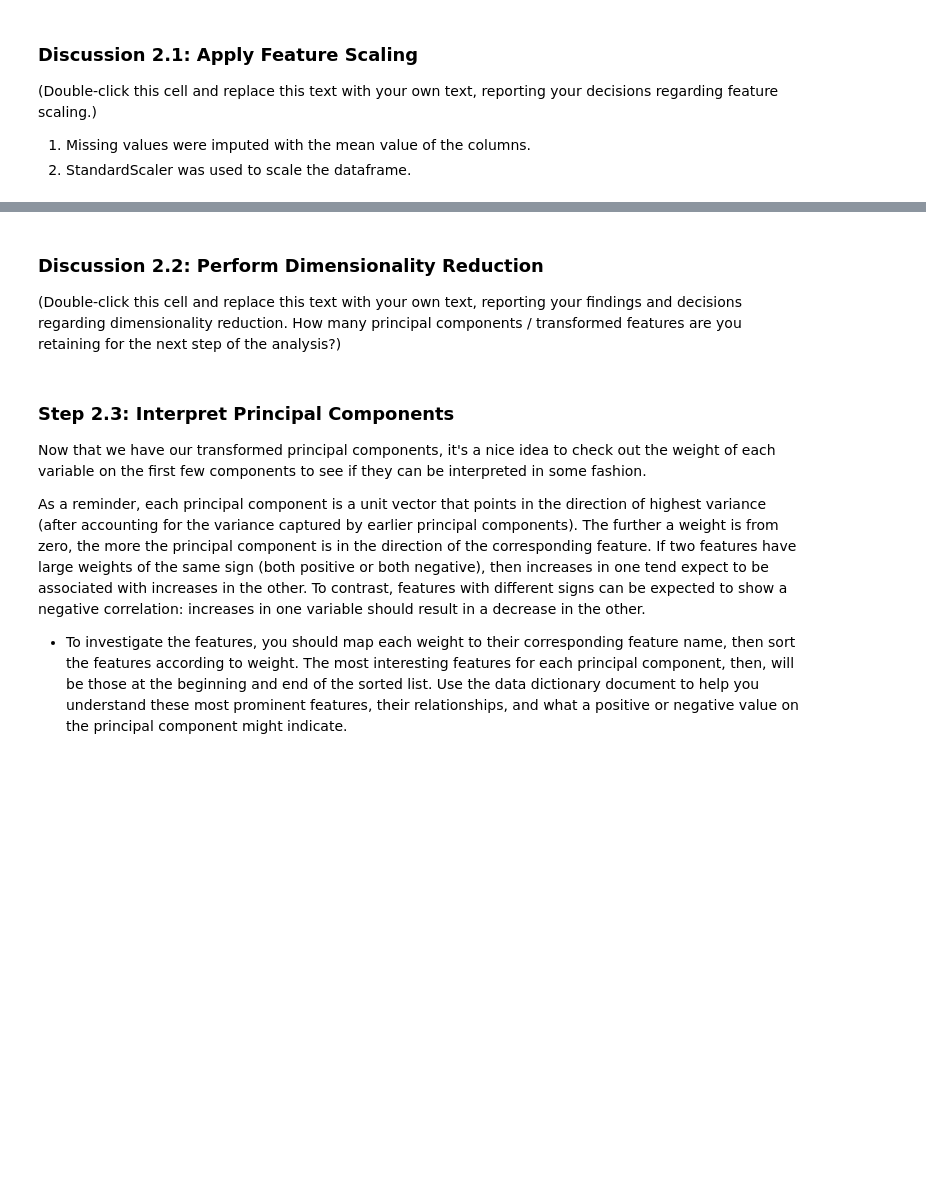
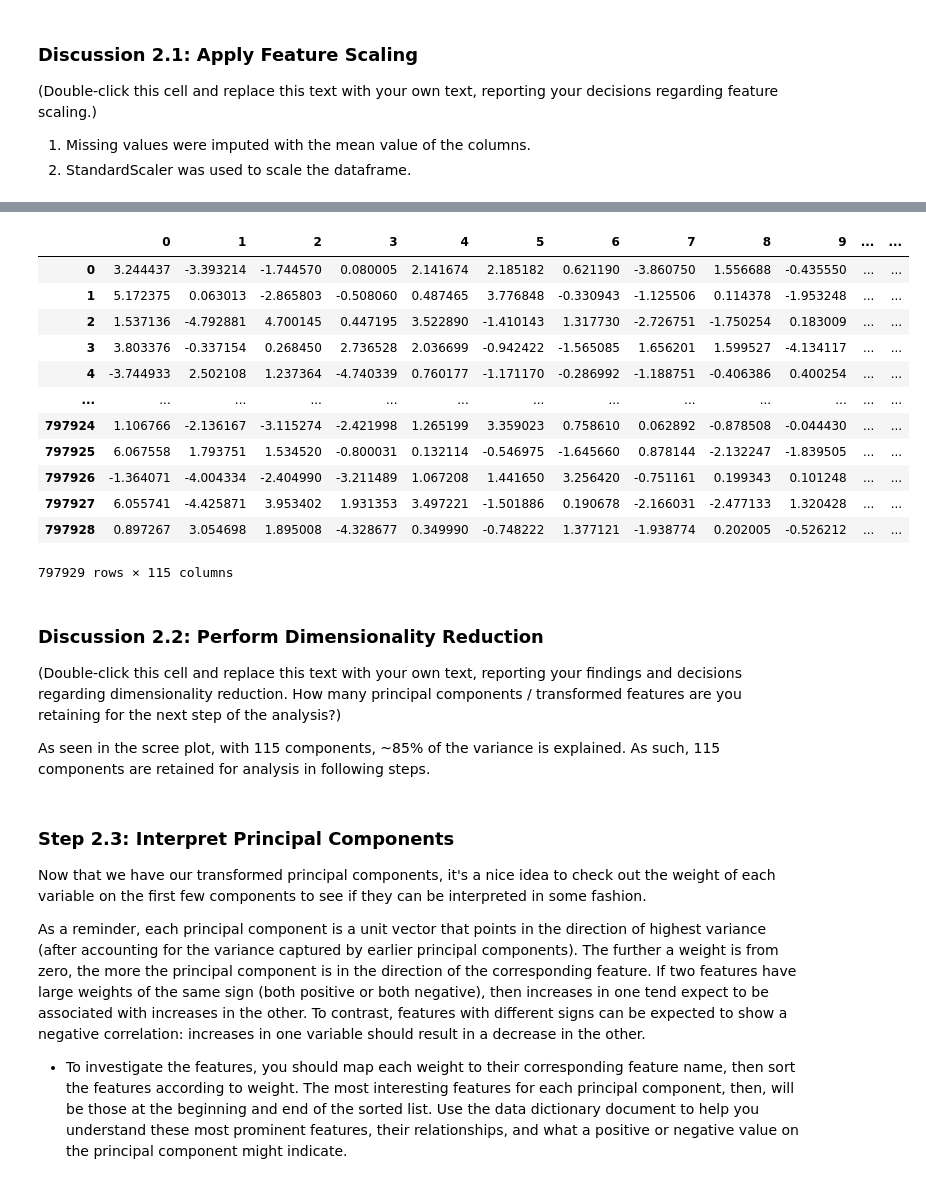
Before and after one commit to evelthon/Intro-to-Machine-Learning-with-Pytorch, a Jupyter notebook: projects/p3_Identify-Customer-Segments/Identify_Customer_Segments.ipynb, the cells around one changed output, grey strips where cells are left out. Cells and saved outputs as stored; diff of their text form; code cells hidden in the pictures; blank space fills up the shorter version.

```diff
--- a/projects/p3_Identify-Customer-Segments/Identify_Customer_Segments.ipynb
+++ b/projects/p3_Identify-Customer-Segments/Identify_Customer_Segments.ipynb
@@ -870,9 +939,29 @@ On your scaled data, you are now ready to apply dimensionality reduction techniq
 # %%
 # Re-apply PCA to the data while selecting for number of components to retain.
+
+pca = PCA(n_components=115)
+pca_features2 = pca.fit_transform(azdias_scaled)
+pd.DataFrame(pca_features2)
+# %% [output]
+|  | 0 | 1 | 2 | 3 | 4 | 5 | 6 | 7 | 8 | 9 | ... | ... |
+| 0 | 3.244437 | -3.393214 | -1.744570 | 0.080005 | 2.141674 | 2.185182 | 0.621190 | -3.860750 | 1.556688 | -0.435550 | ... | ... |
+| 1 | 5.172375 | 0.063013 | -2.865803 | -0.508060 | 0.487465 | 3.776848 | -0.330943 | -1.125506 | 0.114378 | -1.953248 | ... | ... |
+| 2 | 1.537136 | -4.792881 | 4.700145 | 0.447195 | 3.522890 | -1.410143 | 1.317730 | -2.726751 | -1.750254 | 0.183009 | ... | ... |
+| 3 | 3.803376 | -0.337154 | 0.268450 | 2.736528 | 2.036699 | -0.942422 | -1.565085 | 1.656201 | 1.599527 | -4.134117 | ... | ... |
+| 4 | -3.744933 | 2.502108 | 1.237364 | -4.740339 | 0.760177 | -1.171170 | -0.286992 | -1.188751 | -0.406386 | 0.400254 | ... | ... |
+| ... | ... | ... | ... | ... | ... | ... | ... | ... | ... | ... | ... | ... |
+| 797924 | 1.106766 | -2.136167 | -3.115274 | -2.421998 | 1.265199 | 3.359023 | 0.758610 | 0.062892 | -0.878508 | -0.044430 | ... | ... |
+| 797925 | 6.067558 | 1.793751 | 1.534520 | -0.800031 | 0.132114 | -0.546975 | -1.645660 | 0.878144 | -2.132247 | -1.839505 | ... | ... |
+| 797926 | -1.364071 | -4.004334 | -2.404990 | -3.211489 | 1.067208 | 1.441650 | 3.256420 | -0.751161 | 0.199343 | 0.101248 | ... | ... |
+| 797927 | 6.055741 | -4.425871 | 3.953402 | 1.931353 | 3.497221 | -1.501886 | 0.190678 | -2.166031 | -2.477133 | 1.320428 | ... | ... |
+| 797928 | 0.897267 | 3.054698 | 1.895008 | -4.328677 | 0.349990 | -0.748222 | 1.377121 | -1.938774 | 0.202005 | -0.526212 | ... | ... |
+797929 rows × 115 columns
 # %% [markdown]
 ### Discussion 2.2: Perform Dimensionality Reduction
 
 (Double-click this cell and replace this text with your own text, reporting your findings and decisions regarding dimensionality reduction. How many principal components / transformed features are you retaining for the next step of the analysis?)
+
+As seen in the scree plot, with 115 components, ~85% of the variance is explained. As such, 115 components are retained for analysis in following steps.
 # %% [markdown]
 ### Step 2.3: Interpret Principal Components
 
```
Also changed, not shown: parts of 14 cells of this notebook.
